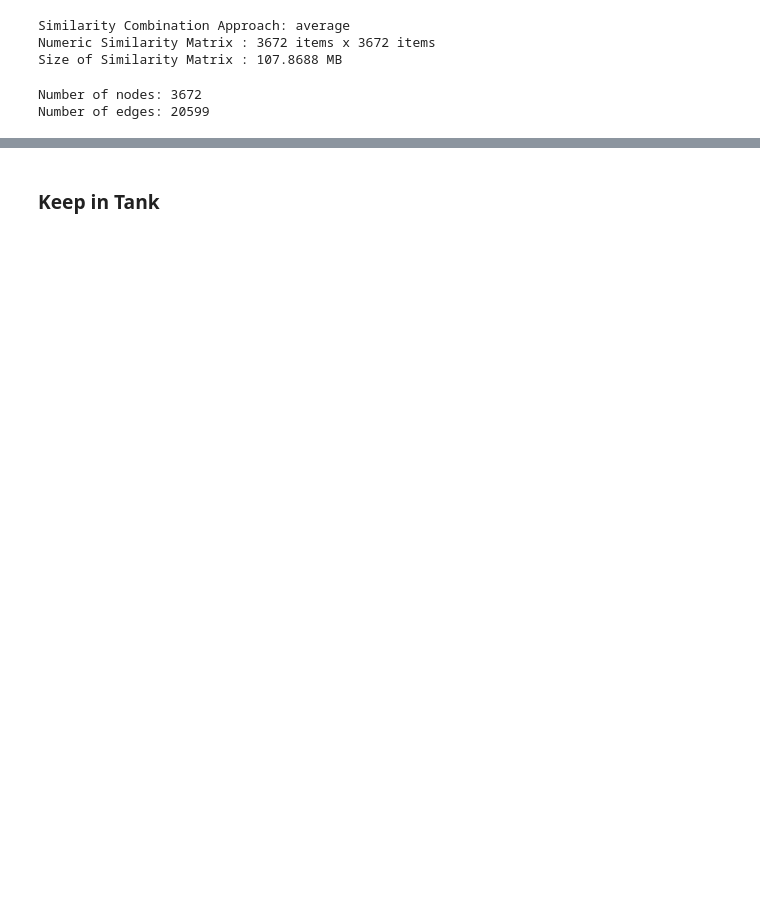
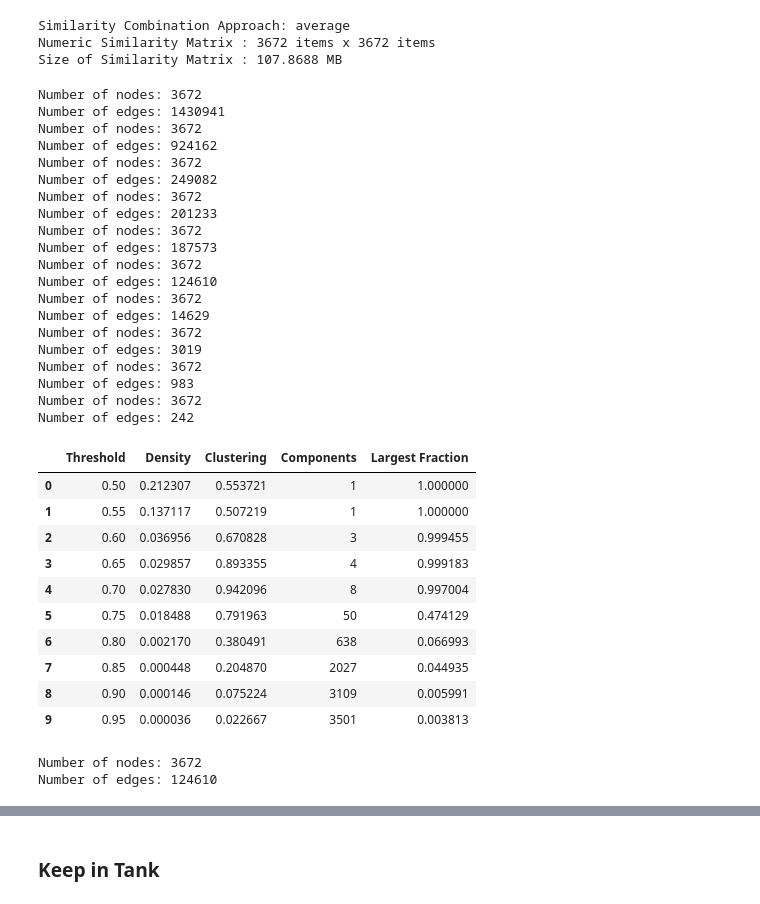
Before and after one commit to MuhammadRhakan/alternative, a Jupyter notebook: 2_Alternate_Data_Pipeline.ipynb, the cells around one changed output, grey strips where cells are left out. Cells and saved outputs as stored; diff of their text form; code cells hidden in the pictures; blank space fills up the shorter version.

```diff
--- a/2_Alternate_Data_Pipeline.ipynb
+++ b/2_Alternate_Data_Pipeline.ipynb
@@ -199,19 +256,4 @@ TF-IDF Similarity Matrix  :  3672 items x 3672 items
 Size of TF-IDF Matrix :     5.6e-05 MB
 Size of TF-IDF Table  :     14.688164 MB
 Size of Similarity Matrix:  53.934464 MB
-# %%
-def numerical_preprocessing(data, feature):
-  normalized_matrix = normalize(data[feature])
-  normalized_df = pd.DataFrame(data=normalized_matrix, columns=data[feature].columns)
-
-  cos_similarity = cosine_similarity(normalized_matrix)
-
-  print(f'Numeric Matrix            :  {normalized_matrix.shape[0]} rows x {normalized_matrix.shape[1]} features')
-  print(f'Numeric Similarity Matrix :  {cos_similarity.shape[0]} items x {cos_similarity.shape[1]} items\n')
-
-  print(f"Size of Numeric Matrix :   {sys.getsizeof(normalized_matrix)/1000000} MB")
-  print(f"Size of Numeric Table  :   {sys.getsizeof(normalized_df)/1000000} MB")
-  print(f"Size of Similarity Matrix: {sys.getsizeof(cos_similarity)/1000000} MB")
-
-  return normalized_matrix, normalized_df, cos_similarity
 # %%
@@ -362,11 +429,61 @@ def network_graph_model(data, threshold = 0.75):
   print(f"Number of edges: {G.number_of_edges()}")
 
   return G
+# %%
+def network_performance_check(data):
+  thresholds = np.arange(0.5, 1.0, 0.05)
+  results = []
+
+  for t in thresholds:
+    G = network_graph_model(data, threshold=t)
+    density = nx.density(G)
+    clustering = nx.average_clustering(G)
+    components = nx.number_connected_components(G)
+    largest_cc = max(nx.connected_components(G), key=len)
+    largest_fraction = len(largest_cc) / G.number_of_nodes()
+    results.append((t, density, clustering, components, largest_fraction))
+
+  df_results = pd.DataFrame(results, columns=['Threshold', 'Density', 'Clustering', 'Components', 'Largest Fraction'])
+  return df_results
+
+network_performance_check(mas)
+# %% [output]
+Number of nodes: 3672
+Number of edges: 1430941
+Number of nodes: 3672
+Number of edges: 924162
+Number of nodes: 3672
+Number of edges: 249082
+Number of nodes: 3672
+Number of edges: 201233
+Number of nodes: 3672
+Number of edges: 187573
+Number of nodes: 3672
+Number of edges: 124610
+Number of nodes: 3672
+Number of edges: 14629
+Number of nodes: 3672
+Number of edges: 3019
+Number of nodes: 3672
+Number of edges: 983
+Number of nodes: 3672
+Number of edges: 242
+|  | Threshold | Density | Clustering | Components | Largest Fraction |
+| 0 | 0.50 | 0.212307 | 0.553721 | 1 | 1.000000 |
+| 1 | 0.55 | 0.137117 | 0.507219 | 1 | 1.000000 |
+| 2 | 0.60 | 0.036956 | 0.670828 | 3 | 0.999455 |
+| 3 | 0.65 | 0.029857 | 0.893355 | 4 | 0.999183 |
+| 4 | 0.70 | 0.027830 | 0.942096 | 8 | 0.997004 |
+| 5 | 0.75 | 0.018488 | 0.791963 | 50 | 0.474129 |
+| 6 | 0.80 | 0.002170 | 0.380491 | 638 | 0.066993 |
+| 7 | 0.85 | 0.000448 | 0.204870 | 2027 | 0.044935 |
+| 8 | 0.90 | 0.000146 | 0.075224 | 3109 | 0.005991 |
+| 9 | 0.95 | 0.000036 | 0.022667 | 3501 | 0.003813 |
 # %%
-G = network_graph_model(mas)
+G = network_graph_model(mas, threshold = 0.75)
 # %% [output]
 Number of nodes: 3672
-Number of edges: 20599
+Number of edges: 124610
 # %%
 def network_graph_visualization(G):
   degrees = dict(G.degree())
```
Also changed, not shown: parts of 17 cells of this notebook.
